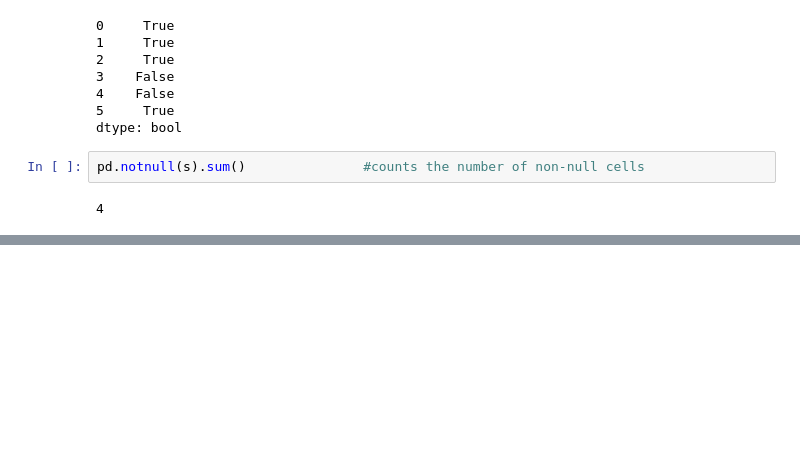
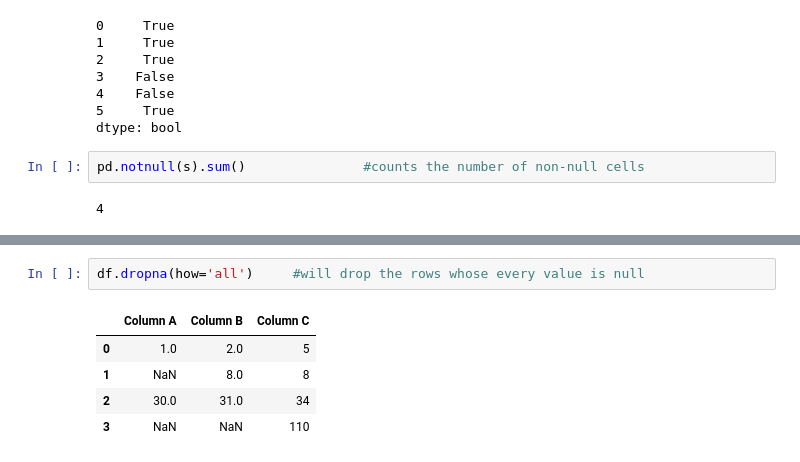
Before and after one commit to ayushd05/python, a Jupyter notebook: Data_Cleaning.ipynb, the cells around one changed output, grey strips where cells are left out. Cells and saved outputs as stored; diff of their text form; blank space fills up the shorter version.

```diff
--- a/Data_Cleaning.ipynb
+++ b/Data_Cleaning.ipynb
@@ -81,0 +191,8 @@ pd.notnull(s).sum()               #counts the number of non-null cells
+# %%
+df.dropna(how='all')     #will drop the rows whose every value is null
+# %% [output]
+|  | Column A | Column B | Column C |
+| 0 | 1.0 | 2.0 | 5 |
+| 1 | NaN | 8.0 | 8 |
+| 2 | 30.0 | 31.0 | 34 |
+| 3 | NaN | NaN | 110 |
```
Also changed, not shown: parts of 25 cells of this notebook.
